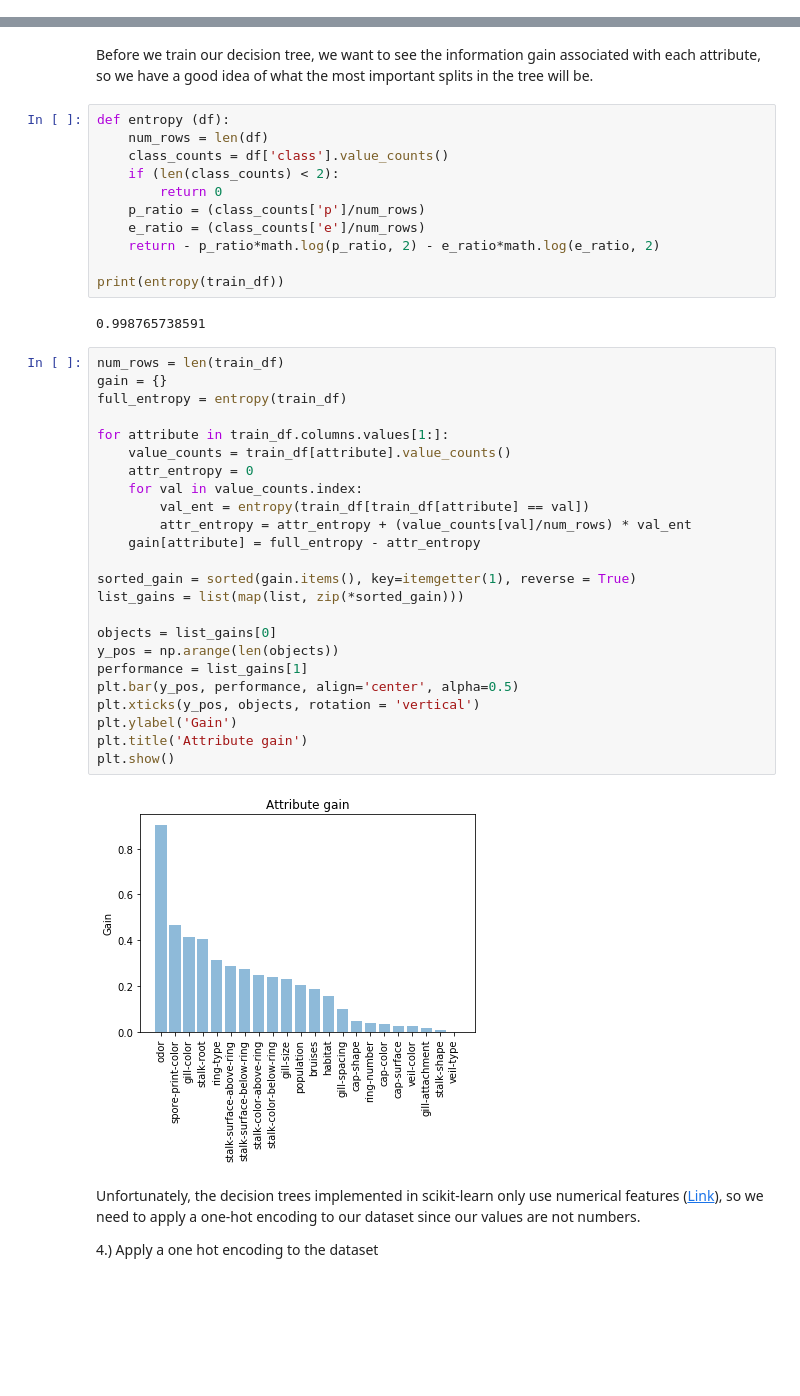
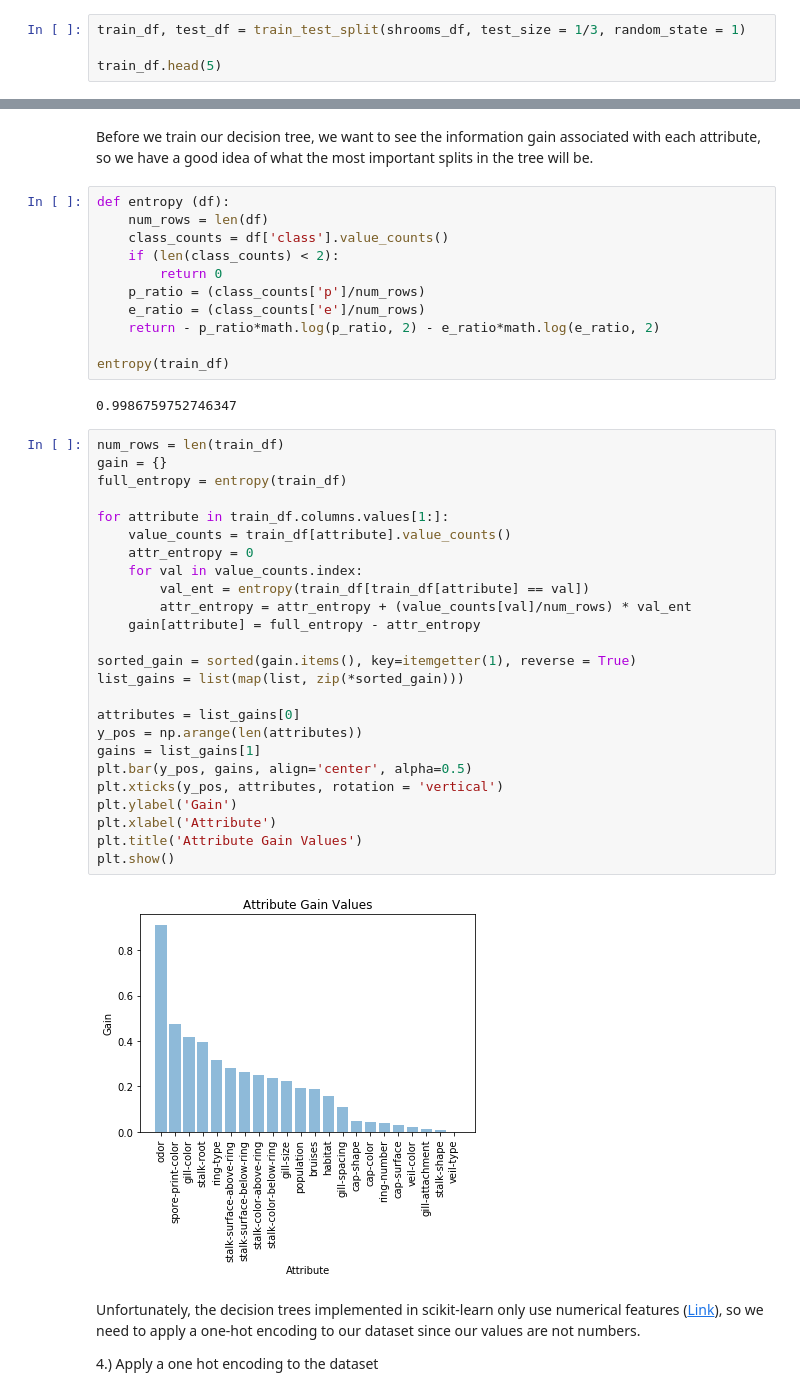
Before and after one commit to taekim97/Poisonous-Mushrooms, a Jupyter notebook: Mushroom Tutorial [CMSC320].ipynb, the cells around one changed output, grey strips where cells are left out. Saved outputs shown, nothing was run; the diff lists cells and outputs as text; blank space fills up the shorter version.

```diff
--- a/Mushroom Tutorial [CMSC320].ipynb
+++ b/Mushroom Tutorial [CMSC320].ipynb
@@ -96,0 +85,4 @@ train_df.head(5)
+# %%
+train_df, test_df = train_test_split(shrooms_df, test_size = 1/3, random_state = 1)
+
+train_df.head(5)
@@ -106,35 +106,36 @@ def entropy (df):
     e_ratio = (class_counts['e']/num_rows)
     return - p_ratio*math.log(p_ratio, 2) - e_ratio*math.log(e_ratio, 2)
 
-print(entropy(train_df))
+entropy(train_df)
 # %% [output]
-0.998765738591
+0.9986759752746347
 # %%
 num_rows = len(train_df)
 gain = {}
 full_entropy = entropy(train_df)
 
 for attribute in train_df.columns.values[1:]:
     value_counts = train_df[attribute].value_counts()
     attr_entropy = 0
     for val in value_counts.index:
         val_ent = entropy(train_df[train_df[attribute] == val])
         attr_entropy = attr_entropy + (value_counts[val]/num_rows) * val_ent
     gain[attribute] = full_entropy - attr_entropy
 
 sorted_gain = sorted(gain.items(), key=itemgetter(1), reverse = True)
 list_gains = list(map(list, zip(*sorted_gain)))
 
-objects = list_gains[0]
-y_pos = np.arange(len(objects))
-performance = list_gains[1]
-plt.bar(y_pos, performance, align='center', alpha=0.5)
-plt.xticks(y_pos, objects, rotation = 'vertical')
+attributes = list_gains[0]
+y_pos = np.arange(len(attributes))
+gains = list_gains[1]
+plt.bar(y_pos, gains, align='center', alpha=0.5)
+plt.xticks(y_pos, attributes, rotation = 'vertical')
 plt.ylabel('Gain')
-plt.title('Attribute gain')
+plt.xlabel('Attribute')
+plt.title('Attribute Gain Values')
 plt.show()
 # %% [output]
-[figure, old version]
+[figure, new version]
 # %% [markdown]
 <p>Unfortunately, the decision trees implemented in scikit-learn only use numerical features (<a href="https://datascience.stackexchange.com/questions/5226/strings-as-features-in-decision-tree-random-forest">Link</a>), so we need to apply a one-hot encoding to our dataset since our values are not numbers.</p>
 <p>4.) Apply a one hot encoding to the dataset</p>
```
Also changed, not shown: parts of 8 cells of this notebook, 4 other files.
